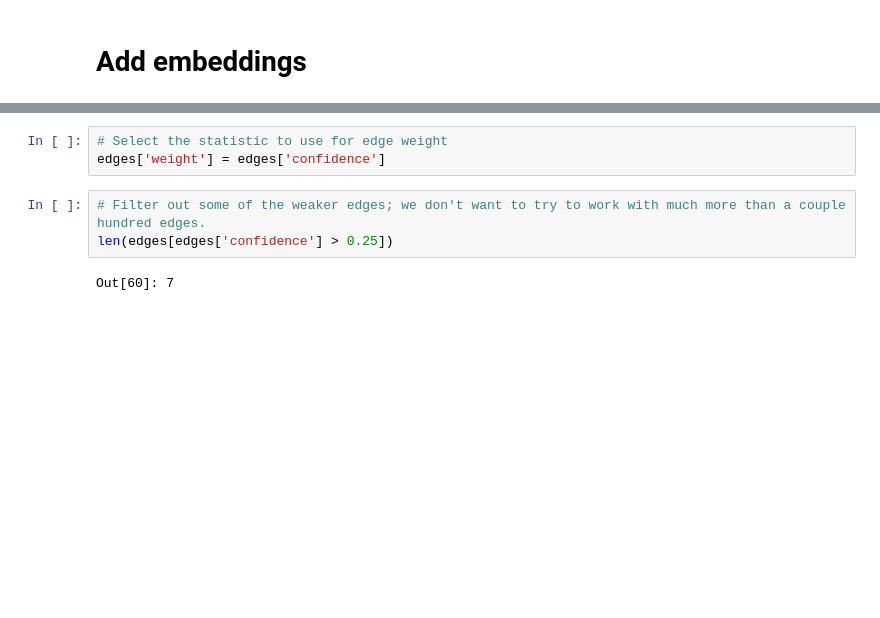
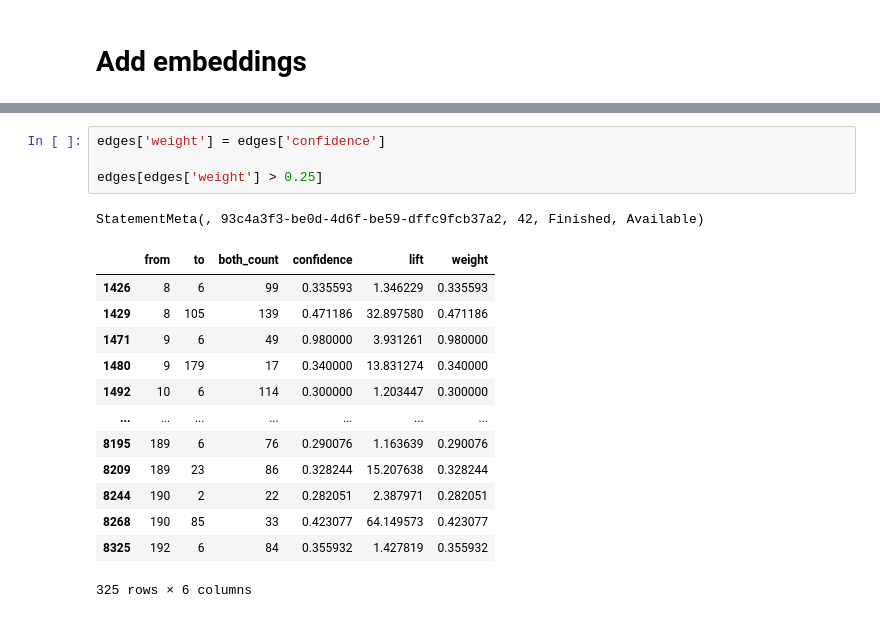
Before and after one commit to rmhorton/sentence-embedding-demos, a Jupyter notebook: hello_dolly/Hello_Dolly.ipynb, the cells around one changed output, grey strips where cells are left out. Saved outputs shown, nothing was run; the diff lists cells and outputs as text; blank space fills up the shorter version.

```diff
--- a/hello_dolly/Hello_Dolly.ipynb
+++ b/hello_dolly/Hello_Dolly.ipynb
@@ -463,10 +456,21 @@ nodes
-# %%
-# Select the statistic to use for edge weight
-edges['weight'] = edges['confidence']
-# %%
-# Filter out some of the weaker edges; we don't want to try to work with much more than a couple hundred edges.
-len(edges[edges['confidence'] > 0.25])
-# %% [output]
-Out[60]: 7
+# %%
+edges['weight'] = edges['confidence']
+
+edges[edges['weight'] > 0.25]
+# %% [output]
+StatementMeta(, 93c4a3f3-be0d-4d6f-be59-dffc9fcb37a2, 42, Finished, Available)
+|  | from | to | both_count | confidence | lift | weight |
+| 1426 | 8 | 6 | 99 | 0.335593 | 1.346229 | 0.335593 |
+| 1429 | 8 | 105 | 139 | 0.471186 | 32.897580 | 0.471186 |
+| 1471 | 9 | 6 | 49 | 0.980000 | 3.931261 | 0.980000 |
+| 1480 | 9 | 179 | 17 | 0.340000 | 13.831274 | 0.340000 |
+| 1492 | 10 | 6 | 114 | 0.300000 | 1.203447 | 0.300000 |
+| ... | ... | ... | ... | ... | ... | ... |
+| 8195 | 189 | 6 | 76 | 0.290076 | 1.163639 | 0.290076 |
+| 8209 | 189 | 23 | 86 | 0.328244 | 15.207638 | 0.328244 |
+| 8244 | 190 | 2 | 22 | 0.282051 | 2.387971 | 0.282051 |
+| 8268 | 190 | 85 | 33 | 0.423077 | 64.149573 | 0.423077 |
+| 8325 | 192 | 6 | 84 | 0.355932 | 1.427819 | 0.355932 |
+325 rows × 6 columns
 # %%
 vis_js_html = get_vis_js_html(nodes, edges[edges['confidence'] > 0.25])
```
Also changed, not shown: parts of 22 cells of this notebook.
